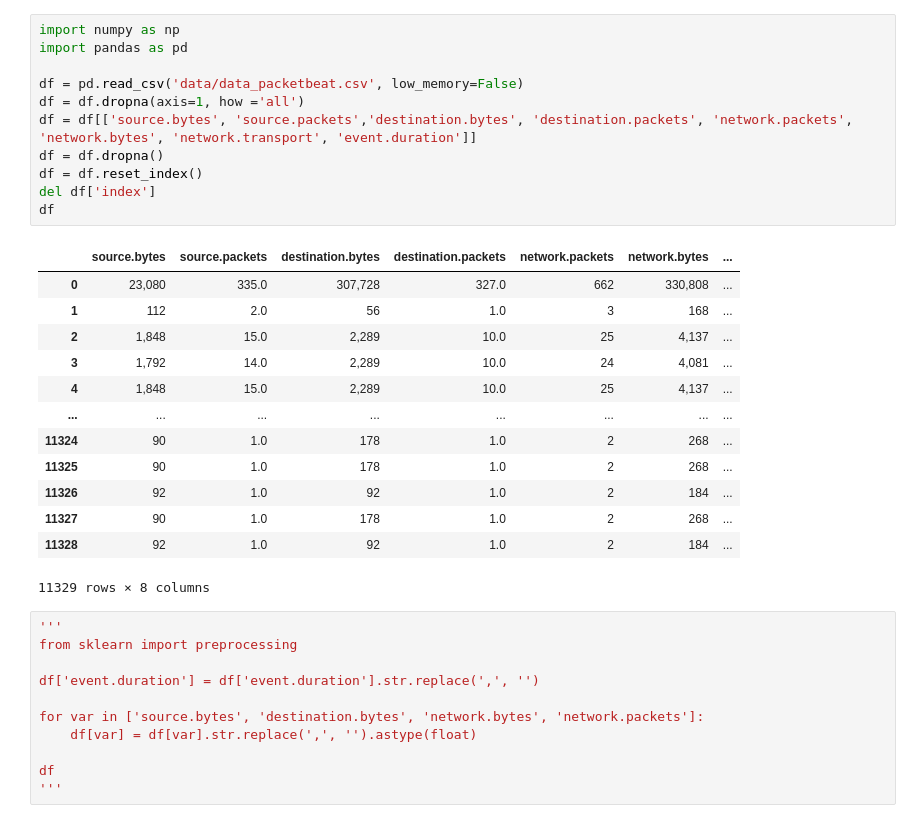
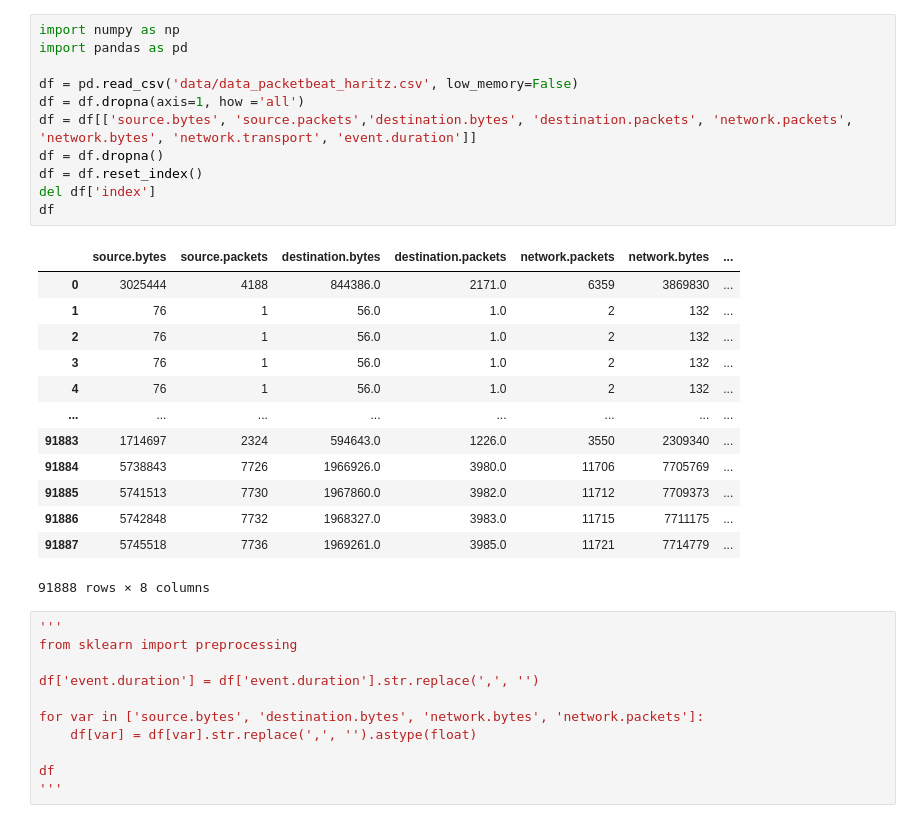
Before and after one commit to xetxezarreta/docker-elk, a Jupyter notebook: sb-ml/clustering/clustering-packetbeat-xabi.ipynb, the cells around one changed output. Drawn from its saved outputs; the diff is of its cells as text.

```diff
--- a/sb-ml/clustering/clustering-packetbeat-xabi.ipynb
+++ b/sb-ml/clustering/clustering-packetbeat-xabi.ipynb
@@ -1,28 +1,28 @@
 # %%
 import numpy as np
 import pandas as pd
 
-df = pd.read_csv('data/data_packetbeat.csv', low_memory=False)
+df = pd.read_csv('data/data_packetbeat_haritz.csv', low_memory=False)
 df = df.dropna(axis=1, how ='all')
 df = df[['source.bytes', 'source.packets','destination.bytes', 'destination.packets', 'network.packets', 'network.bytes', 'network.transport', 'event.duration']]
 df = df.dropna()
 df = df.reset_index()
 del df['index']
 df
 # %% [output]
 |  | source.bytes | source.packets | destination.bytes | destination.packets | network.packets | network.bytes | ... |
-| 0 | 23,080 | 335.0 | 307,728 | 327.0 | 662 | 330,808 | ... |
-| 1 | 112 | 2.0 | 56 | 1.0 | 3 | 168 | ... |
-| 2 | 1,848 | 15.0 | 2,289 | 10.0 | 25 | 4,137 | ... |
-| 3 | 1,792 | 14.0 | 2,289 | 10.0 | 24 | 4,081 | ... |
-| 4 | 1,848 | 15.0 | 2,289 | 10.0 | 25 | 4,137 | ... |
+| 0 | 3025444 | 4188 | 844386.0 | 2171.0 | 6359 | 3869830 | ... |
+| 1 | 76 | 1 | 56.0 | 1.0 | 2 | 132 | ... |
+| 2 | 76 | 1 | 56.0 | 1.0 | 2 | 132 | ... |
+| 3 | 76 | 1 | 56.0 | 1.0 | 2 | 132 | ... |
+| 4 | 76 | 1 | 56.0 | 1.0 | 2 | 132 | ... |
 | ... | ... | ... | ... | ... | ... | ... | ... |
-| 11324 | 90 | 1.0 | 178 | 1.0 | 2 | 268 | ... |
-| 11325 | 90 | 1.0 | 178 | 1.0 | 2 | 268 | ... |
-| 11326 | 92 | 1.0 | 92 | 1.0 | 2 | 184 | ... |
-| 11327 | 90 | 1.0 | 178 | 1.0 | 2 | 268 | ... |
-| 11328 | 92 | 1.0 | 92 | 1.0 | 2 | 184 | ... |
+| 91883 | 1714697 | 2324 | 594643.0 | 1226.0 | 3550 | 2309340 | ... |
+| 91884 | 5738843 | 7726 | 1966926.0 | 3980.0 | 11706 | 7705769 | ... |
+| 91885 | 5741513 | 7730 | 1967860.0 | 3982.0 | 11712 | 7709373 | ... |
+| 91886 | 5742848 | 7732 | 1968327.0 | 3983.0 | 11715 | 7711175 | ... |
+| 91887 | 5745518 | 7736 | 1969261.0 | 3985.0 | 11721 | 7714779 | ... |
-11329 rows × 8 columns
+91888 rows × 8 columns
 # %%
 '''
 from sklearn import preprocessing
```
Also changed, not shown: parts of 6 cells of this notebook, 1 other file.
